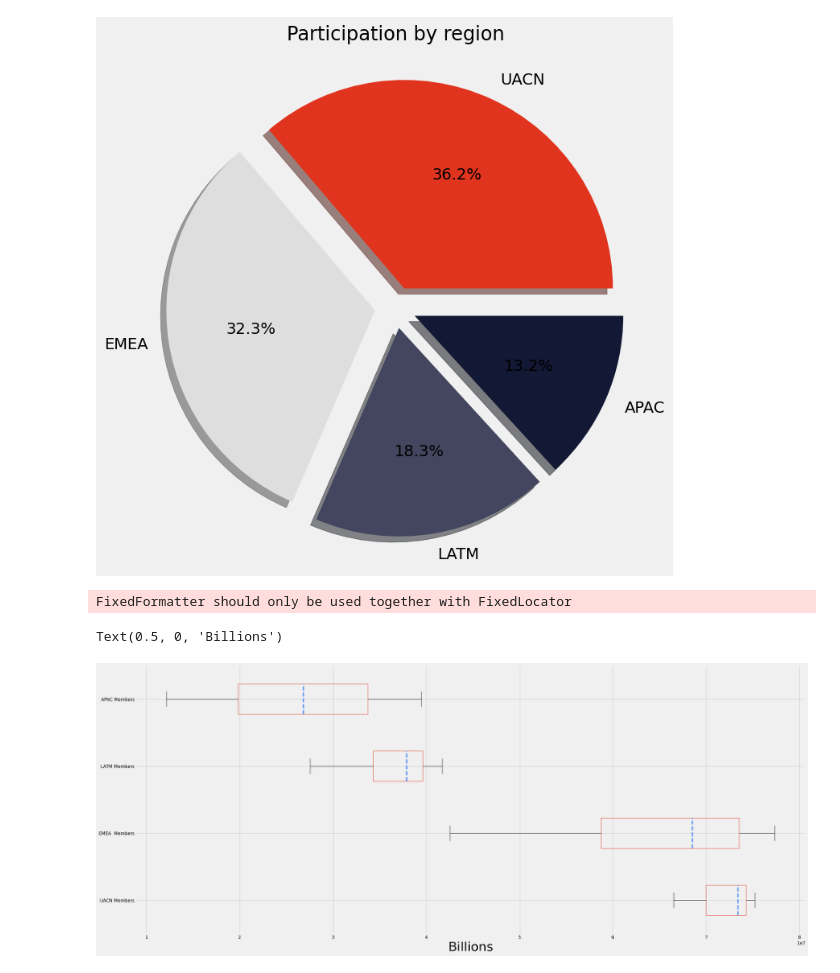
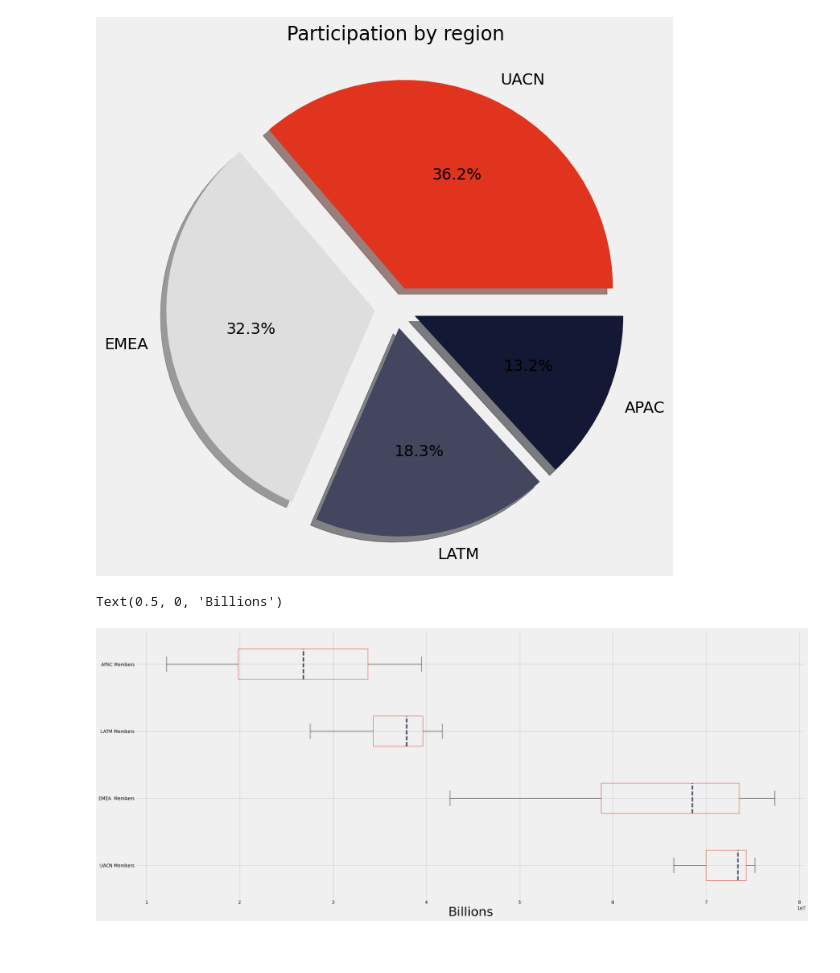
Before and after one commit to danielrodriguez007/Data_Analysis, a Jupyter notebook: Netflix_OTT.ipynb, the cells around one changed output. Saved outputs shown, nothing was run; the diff lists cells and outputs as text; code cells hidden in the pictures.

```diff
--- a/Netflix_OTT.ipynb
+++ b/Netflix_OTT.ipynb
@@ -276,20 +375,19 @@ dfm = dfm.dropna()
 # %%
 ap = dfm['UACN Members']
 bp = dfm['EMEA  Members']
 cp = dfm['LATM Members']
 dp = dfm['APAC Members']
 bp = [ap,bp,cp,dp]
 
 fig = plt.figure(figsize=(25,10))
 ax = fig.add_axes([0,0,1,1])
 
-medianprops = dict(linestyle='--', linewidth=3, color='#4285F4')
+medianprops = dict(linestyle='--', linewidth=3, color='#131834')
 bbox_props = dict(color = "#E1341E" )
 
 ax.set_yticklabels(['UACN Members','EMEA  Members','LATM Members','APAC Members'])
 bpx = ax.boxplot(bp, vert=0, showfliers=True, medianprops=medianprops, boxprops=bbox_props)
 plt.xlabel("Billions", fontsize=34)
 # %% [output]
-FixedFormatter should only be used together with FixedLocator
+Text(0.5, 0, 'Billions')
-Text(0.5, 0, 'Billions')
-[figure, old version]
+[figure, new version]
```
Also changed, not shown: parts of 14 cells of this notebook.
